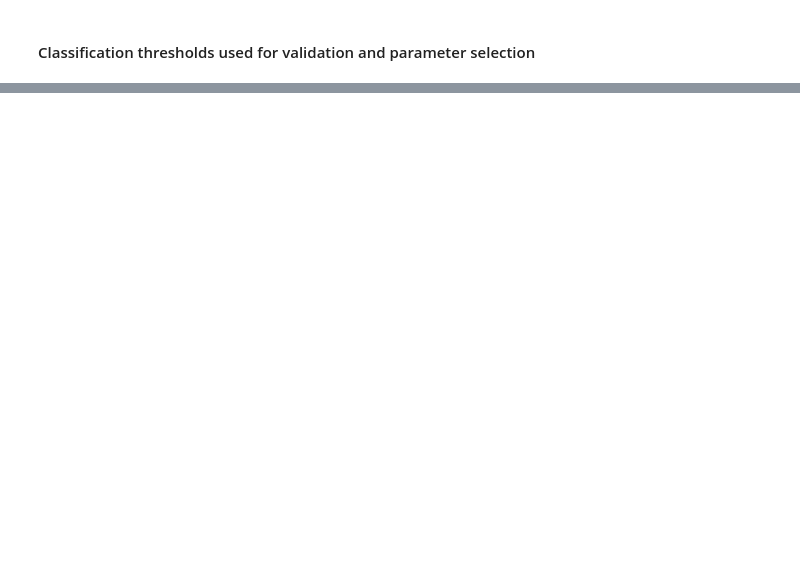
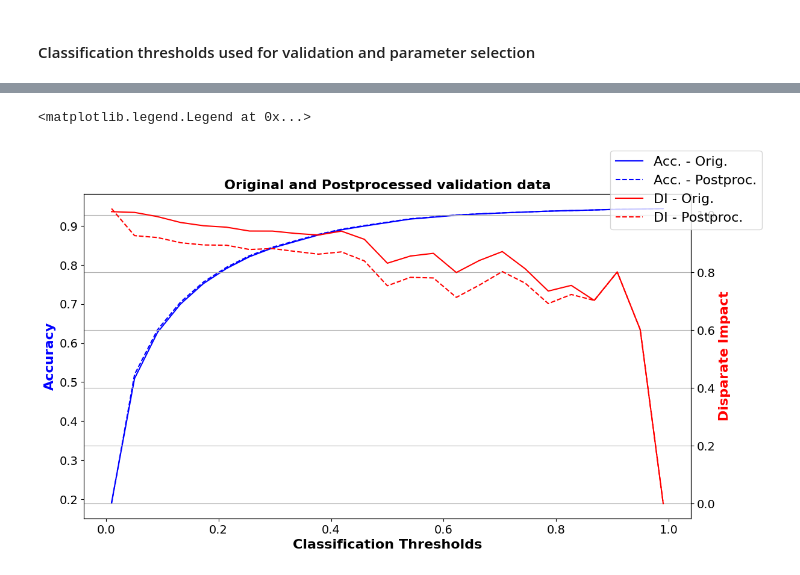
Before and after one commit to erwanlem/fairness, a Jupyter notebook: postprocessing.ipynb, the cells around one changed output, grey strips where cells are left out. Cells and saved outputs as stored; diff of their text form; code cells hidden in the pictures; blank space fills up the shorter version.

```diff
--- a/postprocessing.ipynb
+++ b/postprocessing.ipynb
@@ -359,3 +381,31 @@ fig.legend(["Balanced Acc. - Orig.", "Balanced Acc. - Postproc.",
+# %%
+bef_acc_valid = np.array(bef_acc_valid)
+bef_DI_valid = np.array(bef_DI_valid)
+
+aft_acc_valid = np.array(aft_acc_valid)
+aft_DI_valid = np.array(aft_DI_valid)
+
+fig, ax1 = plt.subplots(figsize=(13,7))
+ax1.plot(all_thresh, bef_acc_valid, color='b')
+ax1.plot(all_thresh, aft_acc_valid, color='b', linestyle='dashed')
+ax1.set_title('Original and Postprocessed validation data', fontsize=16, fontweight='bold')
+ax1.set_xlabel('Classification Thresholds', fontsize=16, fontweight='bold')
+ax1.set_ylabel('Accuracy', color='b', fontsize=16, fontweight='bold')
+ax1.xaxis.set_tick_params(labelsize=14)
+ax1.yaxis.set_tick_params(labelsize=14)
+
+ax2 = ax1.twinx()
+ax2.plot(all_thresh, bef_DI_valid, color='r')
+ax2.plot(all_thresh, aft_DI_valid, color='r', linestyle='dashed')
+ax2.set_ylabel('Disparate Impact', color='r', fontsize=16, fontweight='bold')
+ax2.yaxis.set_tick_params(labelsize=14)
+ax2.grid(True)
+fig.legend(["Acc. - Orig.", "Acc. - Postproc.",
+             "DI - Orig.","DI - Postproc.",],
+           fontsize=16)
+# %% [output]
+<matplotlib.legend.Legend at 0x...>
+[figure, added]
 # %%
 bef_bal_acc_test = np.array(bef_bal_acc_test)
 bef_avg_odds_diff_test = np.array(bef_avg_odds_diff_test)
```
Also changed, not shown: parts of 13 cells of this notebook, 3 other files.
